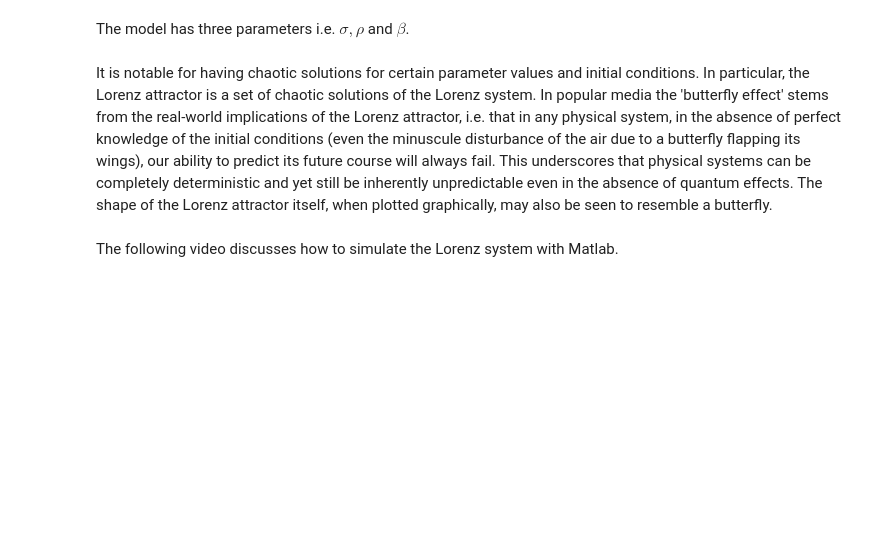
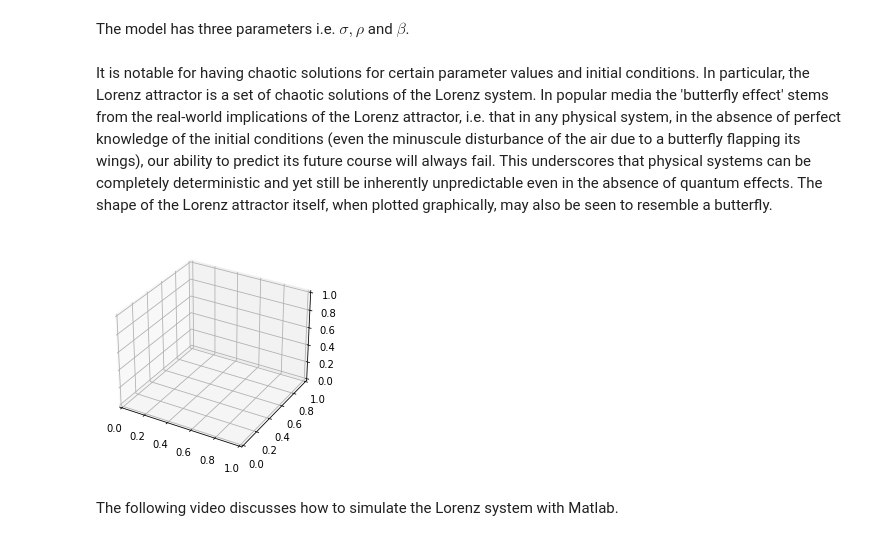
Before and after one commit to pockerman/qubit_opus, a Jupyter notebook: _notebooks/2021-04-09-simulate-lorenz-system.ipynb, the cells around one changed output. Saved outputs shown, nothing was run; the diff lists cells and outputs as text; code cells hidden in the pictures; blank space fills up the shorter version.

```diff
--- a/_notebooks/2021-04-09-simulate-lorenz-system.ipynb
+++ b/_notebooks/2021-04-09-simulate-lorenz-system.ipynb
@@ -38,3 +91,8 @@ n_steps = 50000
+# %%
+fig = plt.figure()
+ax = plt.axes(projection='3d')
+# %% [output]
+[figure, added]
 # %% [markdown]
 The following video discusses how to simulate the Lorenz system with Matlab.
 # %%
```
Also changed, not shown: parts of 6 cells of this notebook.
